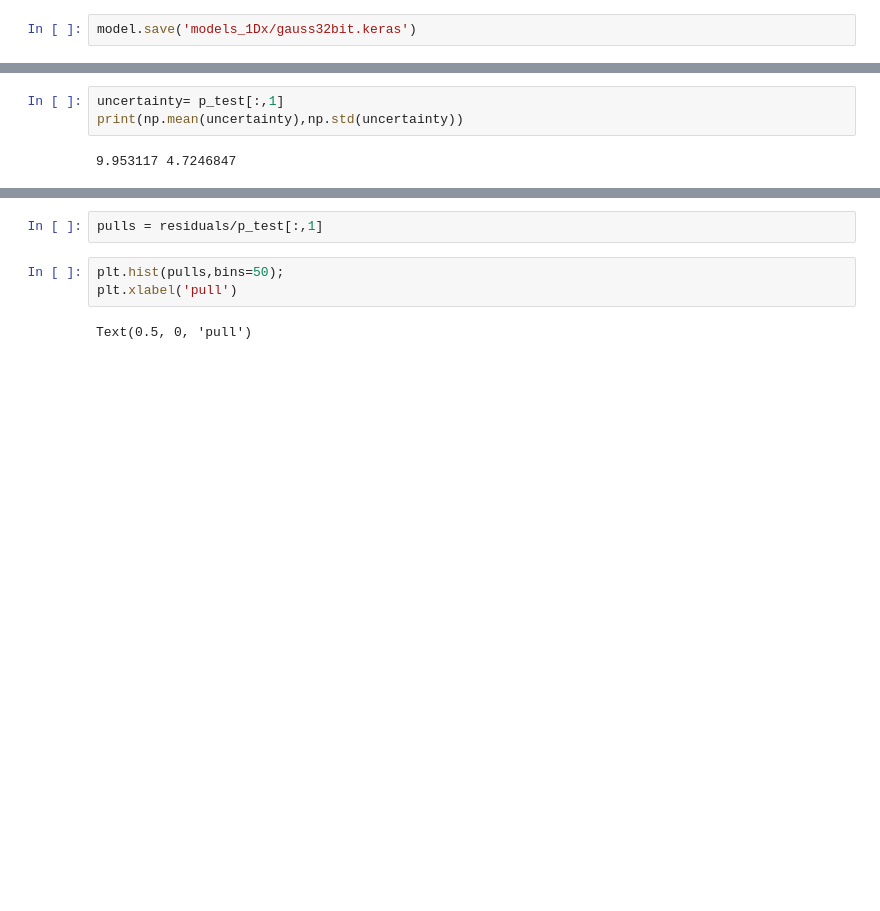
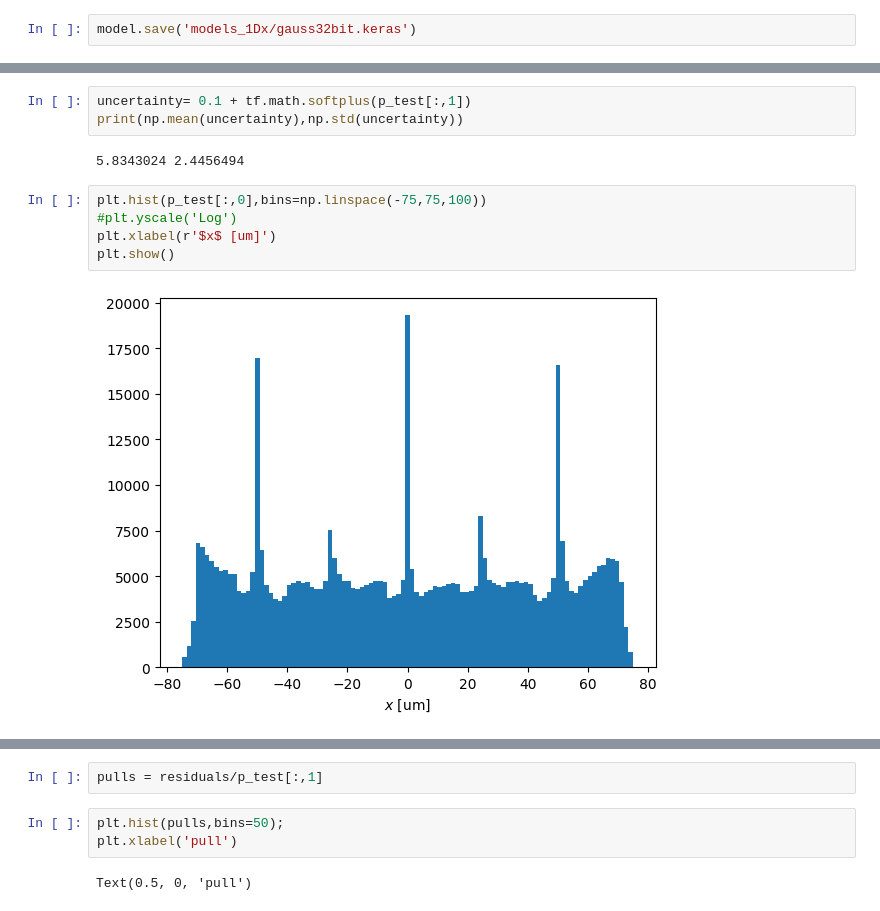
Before and after one commit to nhanvtran/directional-pixel-detectors, a Jupyter notebook: hit-position/train-1Dx-Gauss-32bit.ipynb, the cells around one changed output, grey strips where cells are left out. Saved outputs shown, nothing was run; the diff lists cells and outputs as text; blank space fills up the shorter version.

```diff
--- a/hit-position/train-1Dx-Gauss-32bit.ipynb
+++ b/hit-position/train-1Dx-Gauss-32bit.ipynb
@@ -160,8 +192,15 @@ print(np.mean(residuals),np.std(residuals))
 # %%
-uncertainty= p_test[:,1]
+uncertainty= 0.1 + tf.math.softplus(p_test[:,1])
 print(np.mean(uncertainty),np.std(uncertainty))
 # %% [output]
-9.953117 4.7246847
+5.8343024 2.4456494
+# %%
+plt.hist(p_test[:,0],bins=np.linspace(-75,75,100))
+#plt.yscale('Log')
+plt.xlabel(r'$x$ [um]')
+plt.show()
+# %% [output]
+[figure, added]
 # %%
 plt.hist(residuals,bins=np.linspace(-50,50,50))
 #plt.yscale('Log')
```
Also changed, not shown: parts of 27 cells of this notebook, 3 other files.
